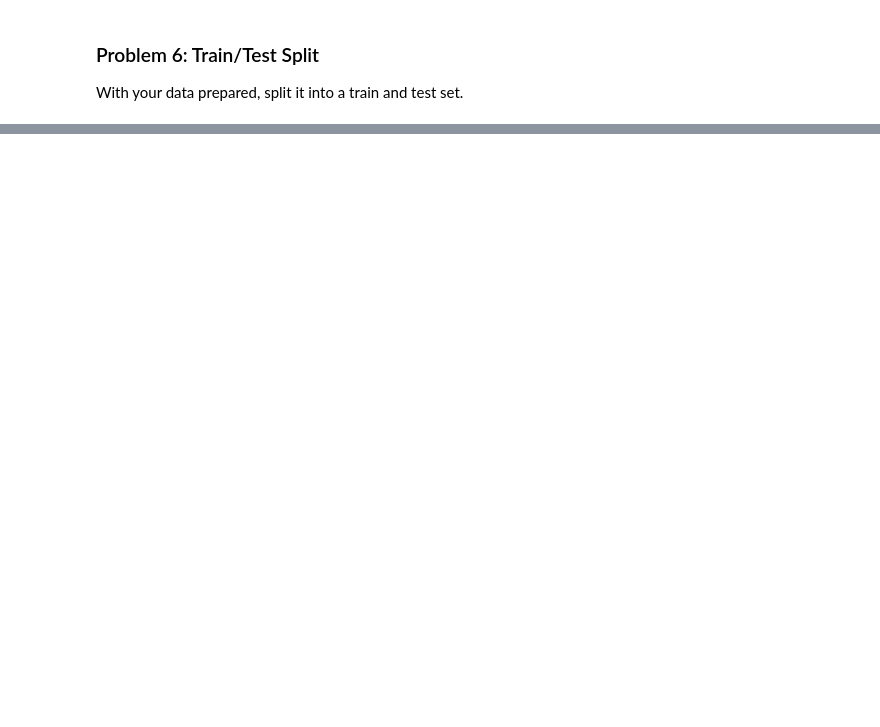
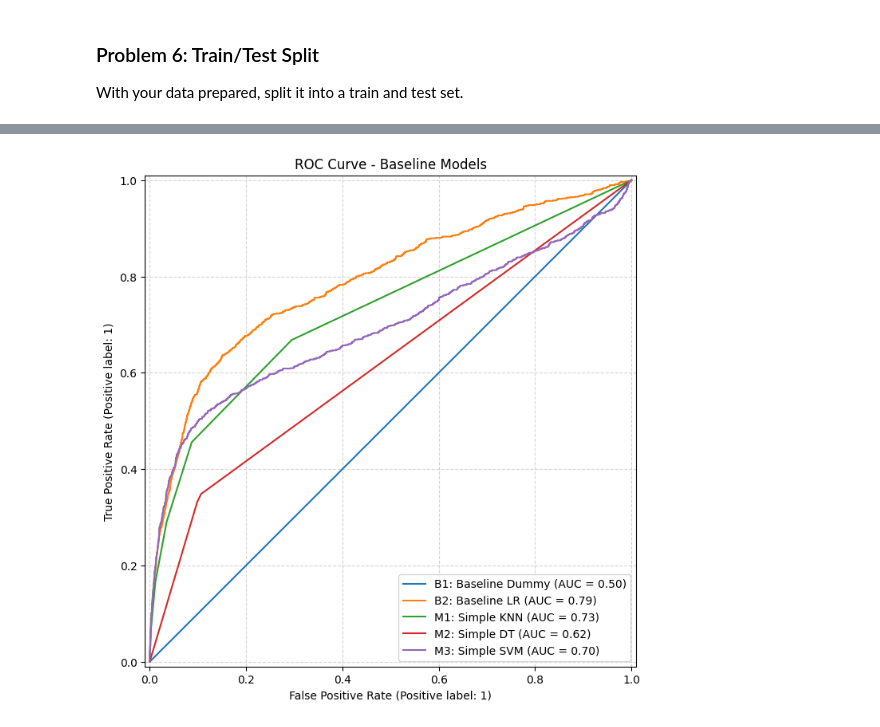
Before and after one commit to 1abhisheknigam/my-ai, a Jupyter notebook: bank-classifiers/notebooks/bank_classifiers.ipynb, the cells around one changed output, grey strips where cells are left out. Saved outputs shown, nothing was run; the diff lists cells and outputs as text; code cells hidden in the pictures; blank space fills up the shorter version.

```diff
--- a/bank-classifiers/notebooks/bank_classifiers.ipynb
+++ b/bank-classifiers/notebooks/bank_classifiers.ipynb
@@ -763,0 +1111,28 @@ Now that we have some basic models on the board, we want to try to improve these
+# %%
+simple_model_knn = candidate_pipelines["M1"]
+simple_model_dt = candidate_pipelines["M2"]
+simple_model_svm = candidate_pipelines["M3"]
+# %%
+fig, ax = plt.subplots(figsize=(11, 8))
+
+pipelines = {
+    "B1: Baseline Dummy": baseline_dummy_pipeline,
+    "B2: Baseline LR": baseline_lr_pipeline,
+    "M1: Simple KNN": simple_model_knn,
+    "M2: Simple DT": simple_model_dt,
+    "M3: Simple SVM": simple_model_svm,
+}
+roc_data = {}  # save the coordinates to save recomputation time later
+
+for code, pipe in pipelines.items():
+    d = RocCurveDisplay.from_estimator(
+        pipe, X_test, y_test, name=code, ax=ax
+    )
+    # Extract precomputed coordinate arrays and scalar AUC
+    roc_data[code] = {"fpr": d.fpr, "tpr": d.tpr, "auc": d.roc_auc}
+
+ax.set_title("ROC Curve - Baseline Models")
+plt.grid(True, linestyle="--", alpha=0.5)
+plt.show()
+# %% [output]
+[figure, added]
```
Also changed, not shown: parts of 97 cells of this notebook, 1 other file.
